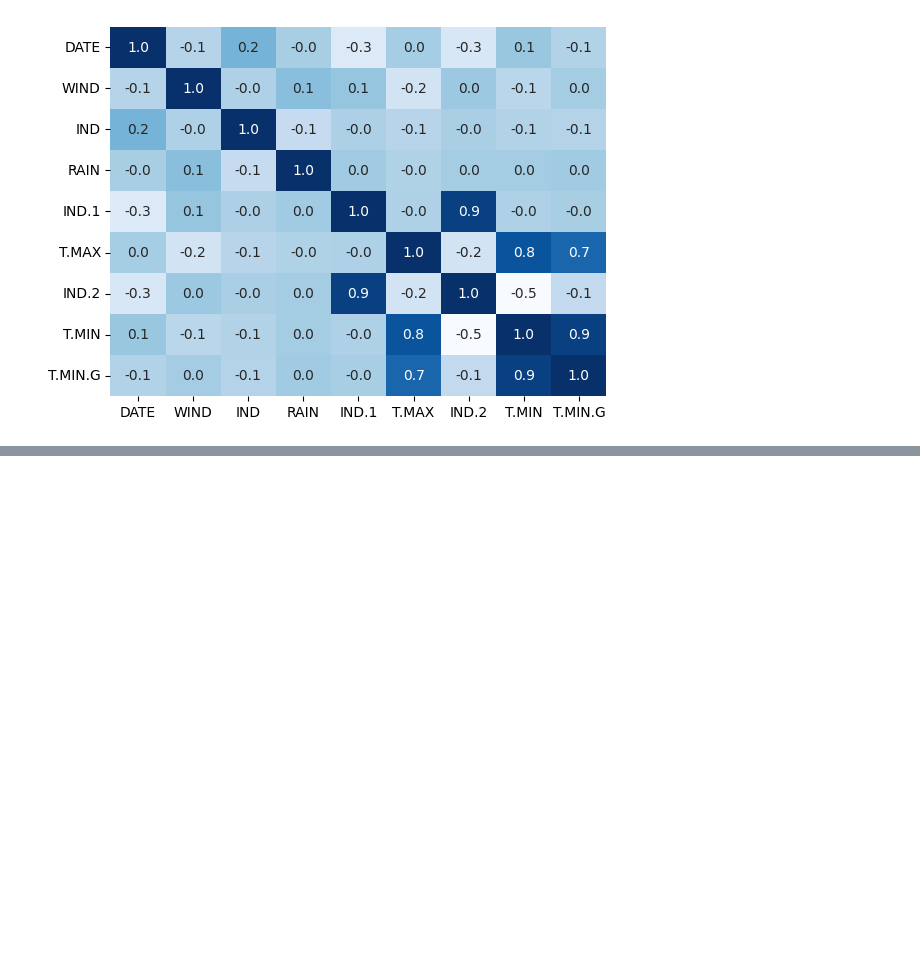
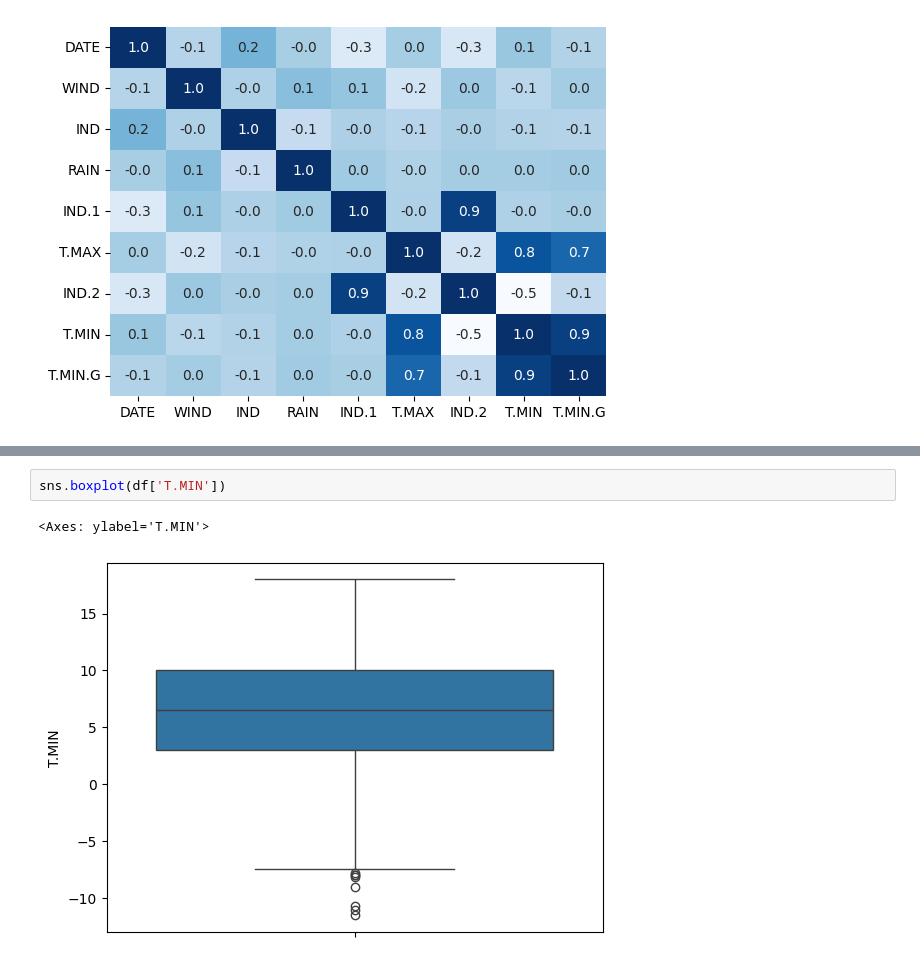
Before and after one commit to Davi-ChavesN/python_exercises, a Jupyter notebook: AI/Atividade7/Atividade 7.ipynb, the cells around one changed output, grey strips where cells are left out. Drawn from its saved outputs; the diff is of its cells as text; blank space fills up the shorter version.

```diff
--- a/AI/Atividade7/Atividade 7.ipynb
+++ b/AI/Atividade7/Atividade 7.ipynb
@@ -59,0 +68,5 @@ sns.heatmap(df.corr(),annot=True,cbar=False,cmap='Blues',fmt='.1f')
+# %%
+sns.boxplot(df['T.MIN'])
+# %% [output]
+<Axes: ylabel='T.MIN'>
+[figure, added]
```
Also changed, not shown: parts of 28 cells of this notebook, 3 other files.
